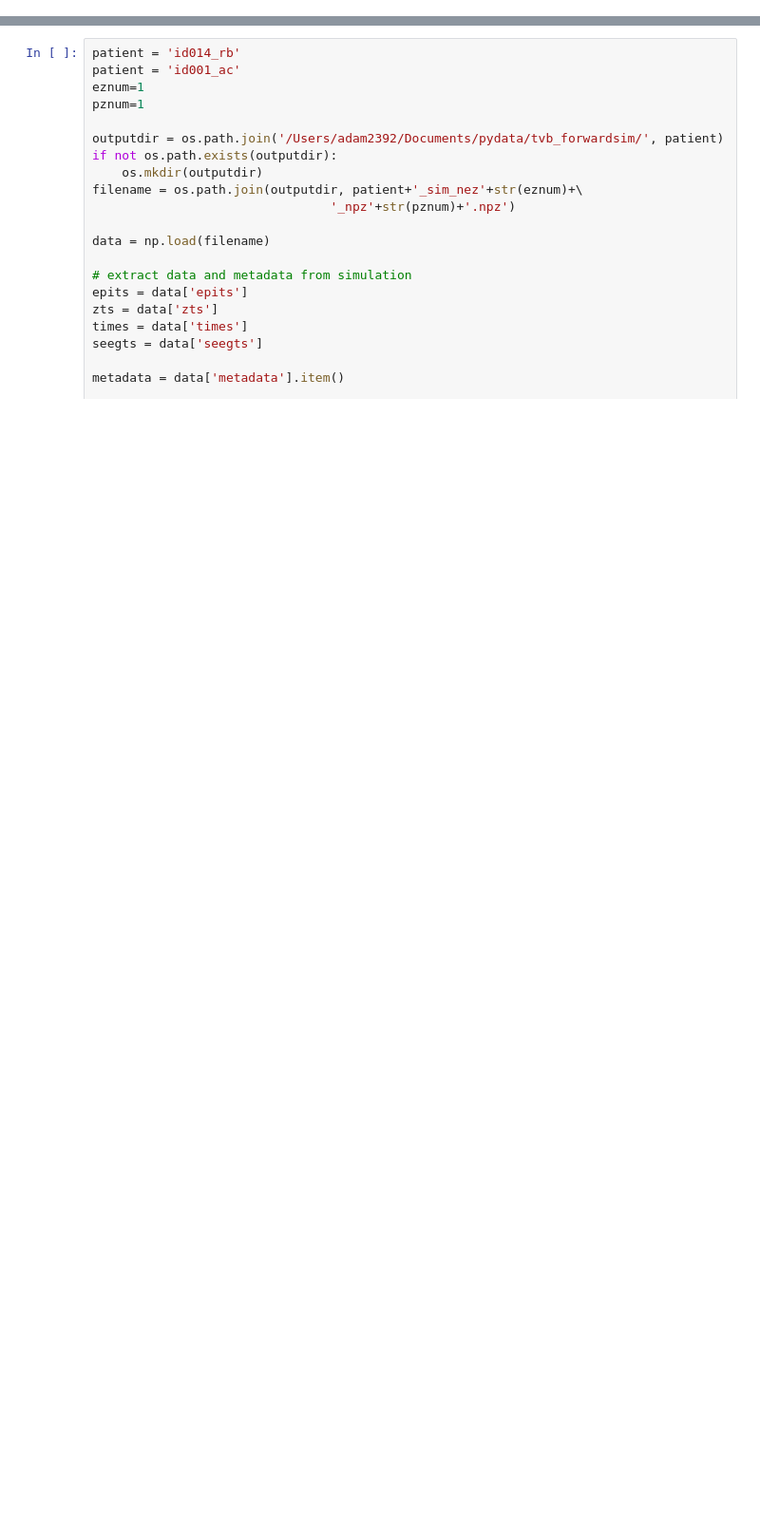
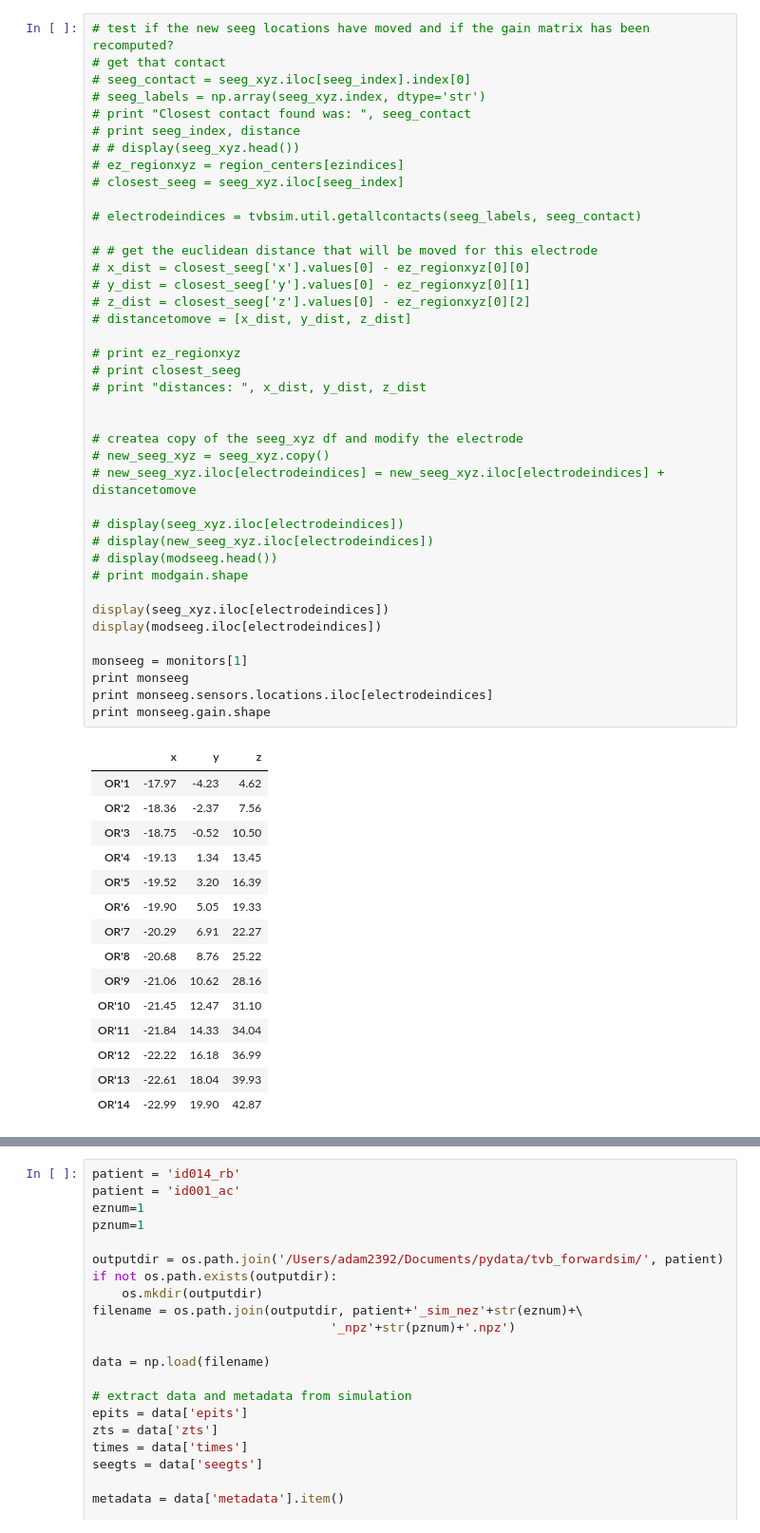
Before and after one commit to adam2392/tng_tvb, a Jupyter notebook: Forward Sim Using Classes.ipynb, the cells around one changed output, grey strips where cells are left out. Shown at 95% size. Drawn from its saved outputs; the diff is of its cells as text; blank space fills up the shorter version.

```diff
--- a/Forward Sim Using Classes.ipynb
+++ b/Forward Sim Using Classes.ipynb
@@ -171,0 +137,56 @@ is left
+# %%
+# test if the new seeg locations have moved and if the gain matrix has been recomputed?
+# get that contact
+# seeg_contact = seeg_xyz.iloc[seeg_index].index[0]
+# seeg_labels = np.array(seeg_xyz.index, dtype='str')
+# print "Closest contact found was: ", seeg_contact
+# print seeg_index, distance
+# # display(seeg_xyz.head())
+# ez_regionxyz = region_centers[ezindices]
+# closest_seeg = seeg_xyz.iloc[seeg_index]
+
+# electrodeindices = tvbsim.util.getallcontacts(seeg_labels, seeg_contact)
+
+# # get the euclidean distance that will be moved for this electrode
+# x_dist = closest_seeg['x'].values[0] - ez_regionxyz[0][0]
+# y_dist = closest_seeg['y'].values[0] - ez_regionxyz[0][1]
+# z_dist = closest_seeg['z'].values[0] - ez_regionxyz[0][2]
+# distancetomove = [x_dist, y_dist, z_dist]
+
+# print ez_regionxyz
+# print closest_seeg
+# print "distances: ", x_dist, y_dist, z_dist
+
+
+# createa copy of the seeg_xyz df and modify the electrode
+# new_seeg_xyz = seeg_xyz.copy()
+# new_seeg_xyz.iloc[electrodeindices] = new_seeg_xyz.iloc[electrodeindices] + distancetomove
+
+# display(seeg_xyz.iloc[electrodeindices])
+# display(new_seeg_xyz.iloc[electrodeindices])
+# display(modseeg.head())
+# print modgain.shape
+
+display(seeg_xyz.iloc[electrodeindices])
+display(modseeg.iloc[electrodeindices])
+
+monseeg = monitors[1]
+print monseeg
+print monseeg.sensors.locations.iloc[electrodeindices]
+print monseeg.gain.shape
+# %% [output]
+|  | x | y | z |
+| OR'1 | -17.97 | -4.23 | 4.62 |
+| OR'2 | -18.36 | -2.37 | 7.56 |
+| OR'3 | -18.75 | -0.52 | 10.50 |
+| OR'4 | -19.13 | 1.34 | 13.45 |
+| OR'5 | -19.52 | 3.20 | 16.39 |
+| OR'6 | -19.90 | 5.05 | 19.33 |
+| OR'7 | -20.29 | 6.91 | 22.27 |
+| OR'8 | -20.68 | 8.76 | 25.22 |
+| OR'9 | -21.06 | 10.62 | 28.16 |
+| OR'10 | -21.45 | 12.47 | 31.10 |
+| OR'11 | -21.84 | 14.33 | 34.04 |
+| OR'12 | -22.22 | 16.18 | 36.99 |
+| OR'13 | -22.61 | 18.04 | 39.93 |
+| OR'14 | -22.99 | 19.90 | 42.87 |
```
Also changed, not shown: parts of 13 cells of this notebook, 4 other files.
